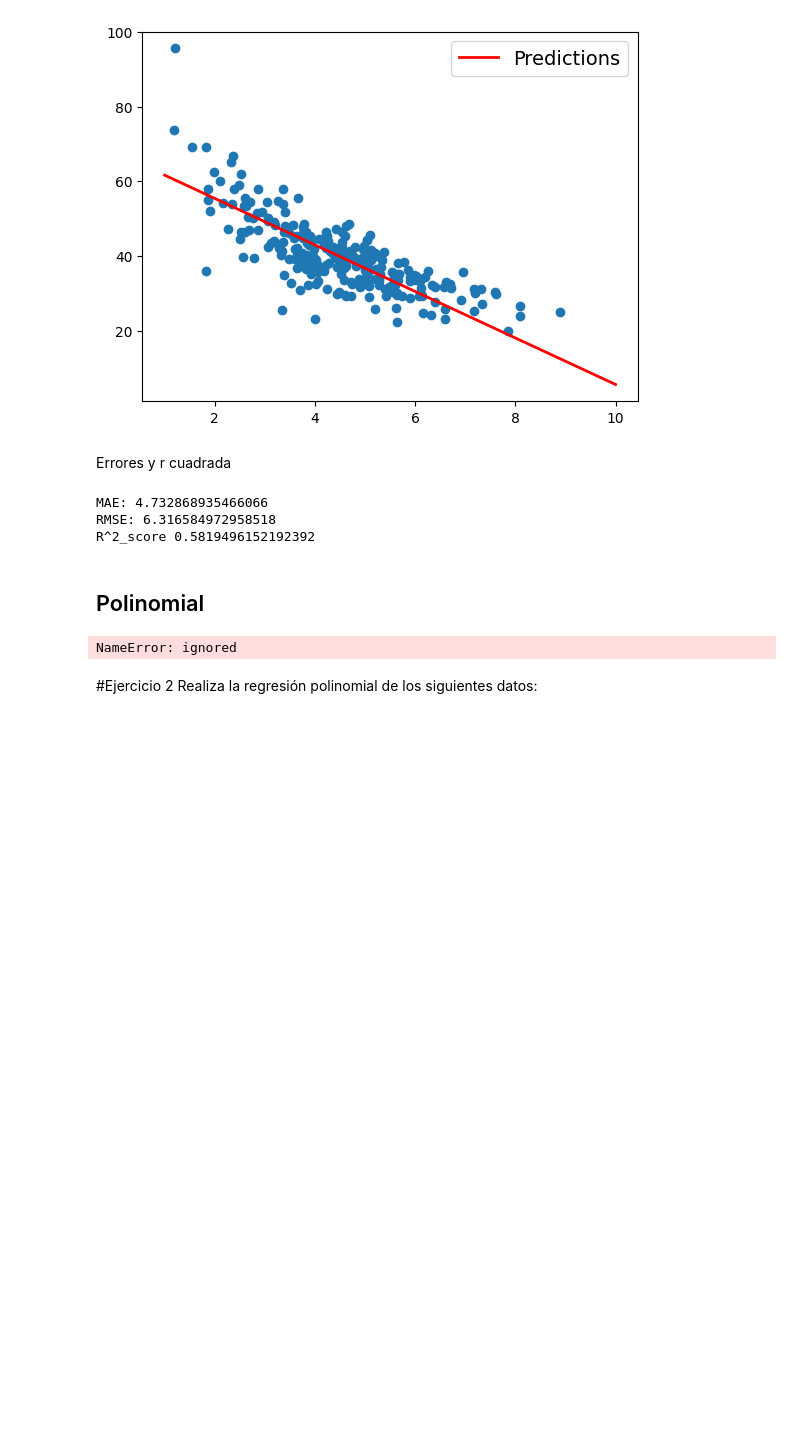
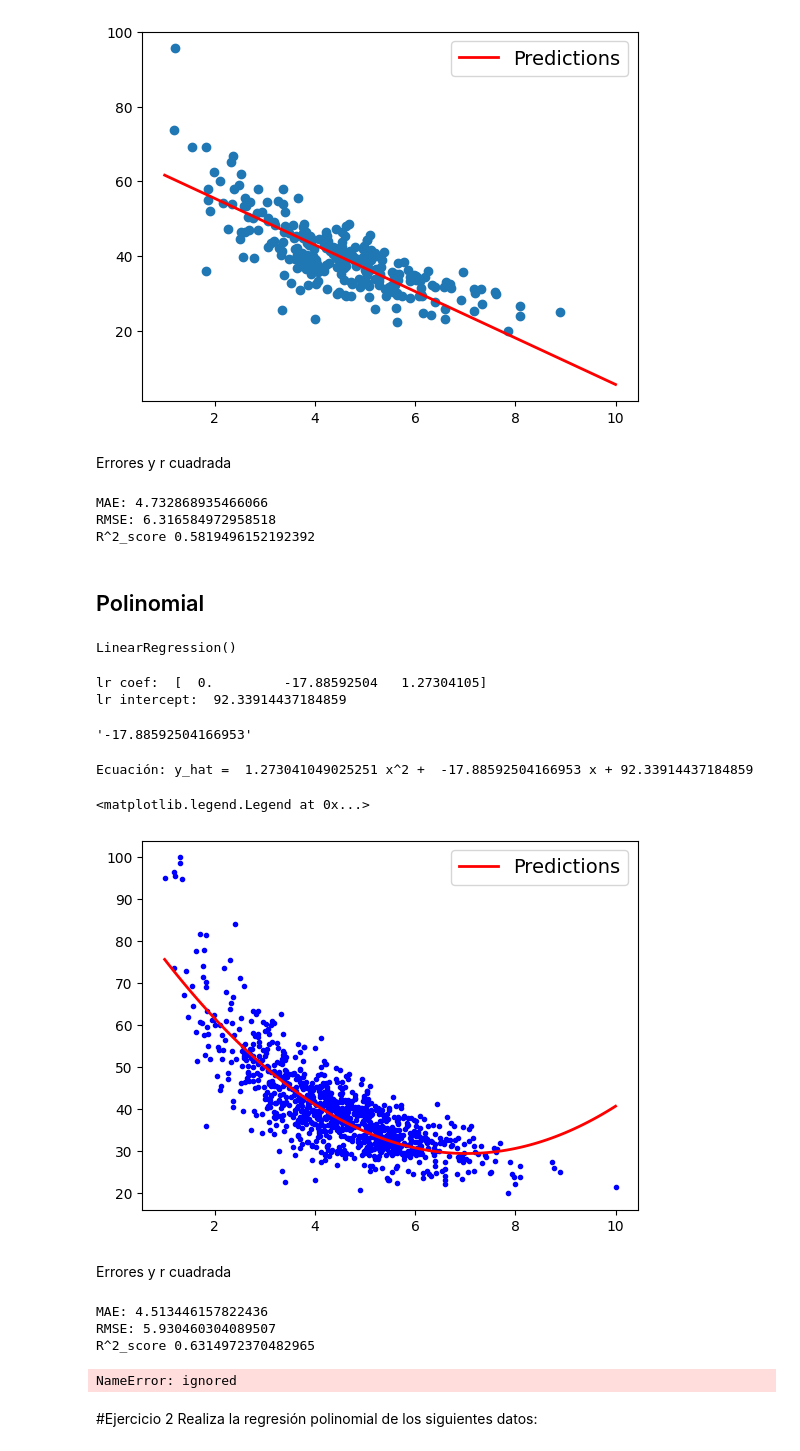
Before and after one commit to PosgradoMNA/actividades-de-aprendizaje-irvingomez, a Jupyter notebook: semana7/TecMty_Regresion_lineal_polinomial.ipynb, the cells around one changed output. Cells and saved outputs as stored; diff of their text form; code cells hidden in the pictures; blank space fills up the shorter version.

Commit message:
Ejercicio 1 - Regresión Polinomial

```diff
--- a/semana7/TecMty_Regresion_lineal_polinomial.ipynb
+++ b/semana7/TecMty_Regresion_lineal_polinomial.ipynb
@@ -384,3 +383,54 @@ R^2_score 0.5819496152192392
+# %%
+#polinomial
+pr = PolynomialFeatures(degree = 2)
+X_train_pr = pr.fit_transform(X_train)
+X_test_pr = pr.fit_transform(X_test)
+lin_rp = LinearRegression(fit_intercept = True)
+
+lin_rp.fit(X_train_pr, y_train)
+# %% [output]
+LinearRegression()
+# %%
+print("lr coef: ", lin_rp.coef_)
+print("lr intercept: ", lin_rp.intercept_)
+# %% [output]
+lr coef:  [  0.         -17.88592504   1.27304105]
+lr intercept:  92.33914437184859
+# %%
+str(lin_rp.coef_[1])
+# %% [output]
+'-17.88592504166953'
+# %%
+print ("Ecuación: y_hat = ", str(lin_rp.coef_[2]),"x^2 + ", str(lin_rp.coef_[1]),"x +", str(lin_rp.intercept_))
+# %% [output]
+Ecuación: y_hat =  1.273041049025251 x^2 +  -17.88592504166953 x + 92.33914437184859
+# %%
+X_fit = np.linspace(X.min(),X.max(),100).reshape(100,1)
+X_fit_pr = pr.fit_transform(X_fit)
+y_pred = lin_rp.predict(X_fit_pr)
+
+plt.plot(X,y,'b.')
+
+plt.plot(X_fit, y_pred, "r-", linewidth=2, label="Predictions")
+plt.legend(loc="upper right", fontsize=14)
+# %% [output]
+<matplotlib.legend.Legend at 0x...>
+[figure, added]
+# %% [markdown]
+Errores y r cuadrada
+# %%
+X_poly = pr.fit_transform(X_test)
+y_pred_pr = lin_rp.predict(X_poly)
+MAE_Poly=metrics.mean_absolute_error(y_test,y_pred_pr)
+RMSE_Poly=np.sqrt(metrics.mean_squared_error(y_test, y_pred_pr))
+R2_Poly=r2_score(y_test,y_pred_pr)
+print('MAE:', MAE_Poly)
+print('RMSE:', RMSE_Poly)
+print('R^2_score', R2_Poly)
+# %% [output]
+MAE: 4.513446157822436
+RMSE: 5.930460304089507
+R^2_score 0.6314972370482965
 # %%
 from sklearn import metrics
 from sklearn.metrics import r2_score
```
Also changed, not shown: parts of 2 cells of this notebook.
